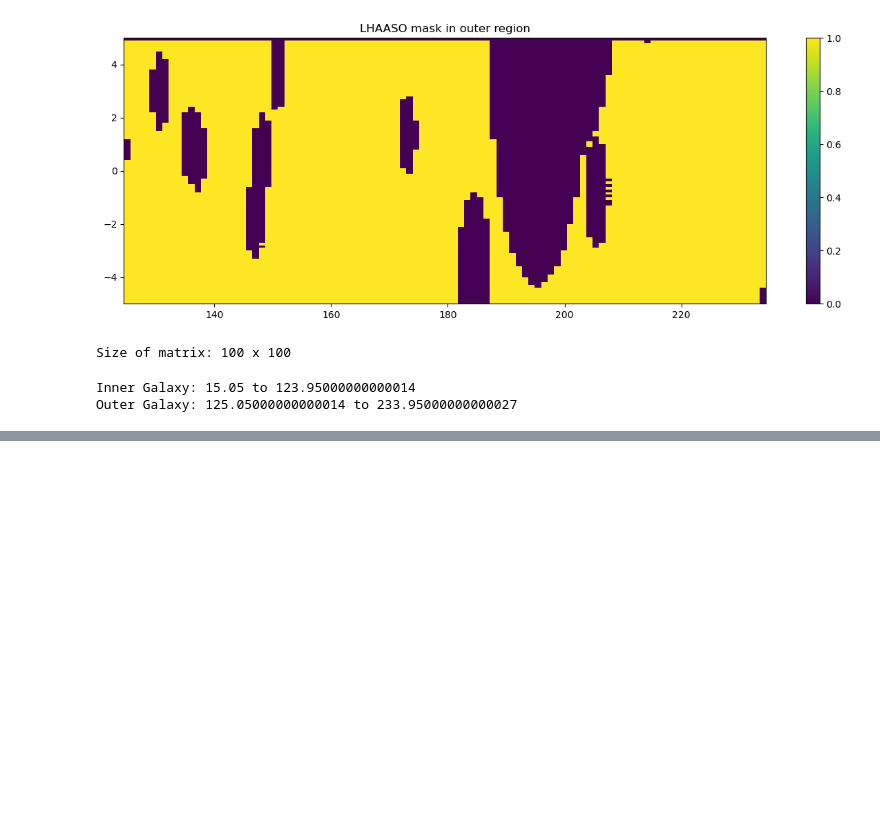
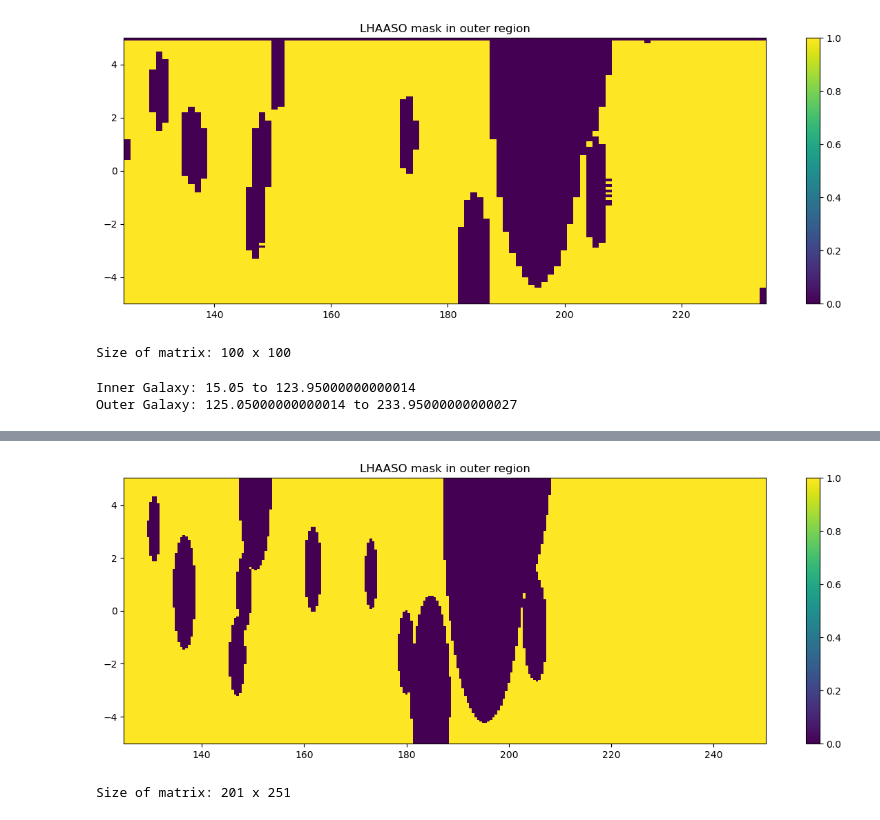
Before and after one commit to luisespinosa8/Diffusive_GammaRay_Emission, a Jupyter notebook: Masks/LHAASO_mask.ipynb, the cells around one changed output, grey strips where cells are left out. Saved outputs shown, nothing was run; the diff lists cells and outputs as text; code cells hidden in the pictures; blank space fills up the shorter version.

```diff
--- a/Masks/LHAASO_mask.ipynb
+++ b/Masks/LHAASO_mask.ipynb
@@ -87,0 +116,24 @@ Outer Galaxy: 125.05000000000014 to 233.95000000000027
+# %%
+with open('LHAASO_new_mask/VT2R2.m','r') as f: text=f.read()
+for rep in (('{','['),('}',']')):text=text.replace(rep[0],rep[1])
+array=eval(text)
+
+outerGalaxy = np.zeros((251, 201))
+l_coord = np.zeros(251)
+b_coord = np.zeros(201)
+for i in range(0, 251):
+    l_coord[i] = array[i][0][0][0]
+    for j in range(0, 201):
+        b_coord[j] = array[0][j][0][1]
+        outerGalaxy[i, j] = array[i][j][1]
+# %%
+fig, ax = plt.subplots(figsize=(15, 5))
+im = ax.pcolormesh(l_coord, b_coord, outerGalaxy.T)
+fig.colorbar(im)
+ax.set_title('LHAASO mask in outer region')
+plt.show()
+
+print('Size of matrix:', len(b_coord), 'x', len(l_coord) )
+# %% [output]
+[figure, added]
+Size of matrix: 201 x 251
```
Also changed, not shown: parts of 8 cells of this notebook, 46 other files.
